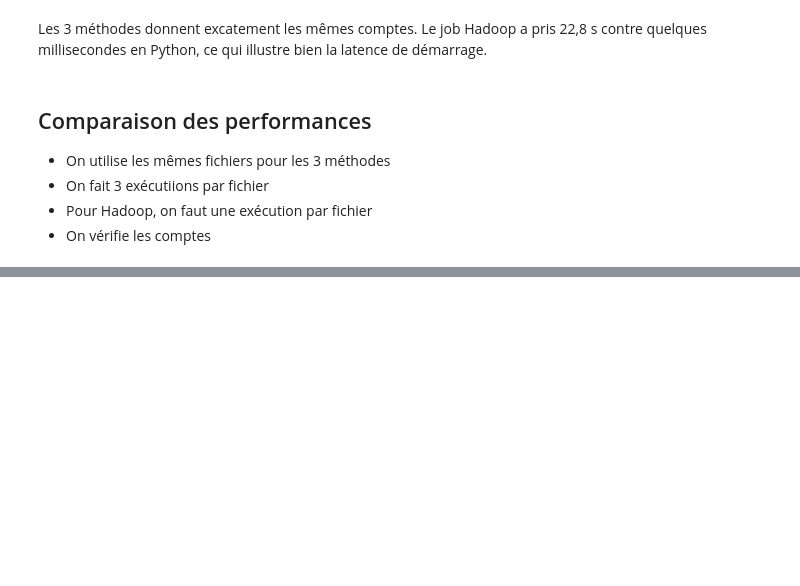
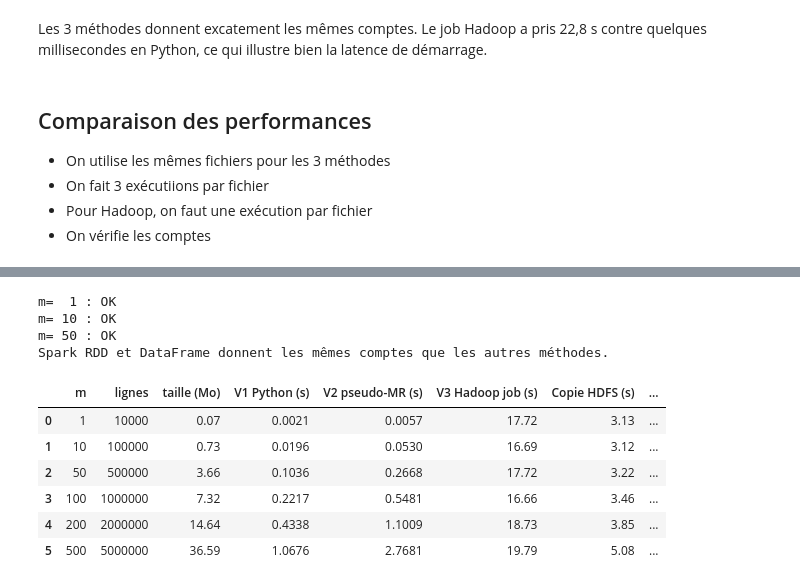
Before and after one commit to Nabbrh/comptage-mots-mapreduce, a Jupyter notebook: comptage_mots.ipynb, the cells around one changed output, grey strips where cells are left out. Saved outputs shown, nothing was run; the diff lists cells and outputs as text; code cells hidden in the pictures; blank space fills up the shorter version.

```diff
--- a/comptage_mots.ipynb
+++ b/comptage_mots.ipynb
@@ -352,0 +403,11 @@ m=100 : V1 pic =    61.1 Mo   |   V2 pic =   119.2 Mo
+# %%
+# Spark DataFrame
+
+from pyspark.sql import functions as F
+
+def compter_spark_df(fichier):
+    lignes = spark.read.text(uri(fichier))                  # une colonne "value" par ligne
+    mots = (lignes
+            .select(F.explode(F.split(F.col("value"), r"\s+")).alias("mot"))
+            .where(F.col("mot") != ""))
+    return {r["mot"]: r["count"] for r in mots.groupBy("mot").count().collect()}
@@ -352,0 +423,44 @@ m=100 : V1 pic =    61.1 Mo   |   V2 pic =   119.2 Mo
+# %%
+# Tests
+
+compter_spark_rdd(fichiers[1]); compter_spark_df(fichiers[1])   # échauffement (démarrage des workers)
+
+for m in [1, 10, 50]:
+    ref = reference(fichiers[m])
+    assert compter_spark_rdd(fichiers[m]) == ref, f"Spark RDD incorrect pour m={m}"
+    assert compter_spark_df(fichiers[m]) == ref, f"Spark DataFrame incorrect pour m={m}"
+    print(f"m={m:>3} : OK")
+print("Spark RDD et DataFrame donnent les mêmes comptes que les autres méthodes.")
+# %% [output]
+m=  1 : OK
+m= 10 : OK
+m= 50 : OK
+Spark RDD et DataFrame donnent les mêmes comptes que les autres méthodes.
+# %%
+# Benchmark Spark
+
+import statistics, time
+import pandas as pd
+
+def chrono(fonction, fichier, repetitions=3):
+    temps = []
+    for _ in range(repetitions):
+        t0 = time.perf_counter()
+        fonction(fichier)
+        temps.append(time.perf_counter() - t0)
+    return statistics.median(temps)
+
+resultats = pd.read_csv("resultats_benchmark.csv")
+resultats["V4a Spark RDD (s)"] = [round(chrono(compter_spark_rdd, fichiers[m]), 3) for m in resultats["m"]]
+resultats["V4b Spark DF (s)"]  = [round(chrono(compter_spark_df,  fichiers[m]), 3) for m in resultats["m"]]
+resultats["partitions Spark"]  = [sc.textFile(uri(fichiers[m])).getNumPartitions() for m in resultats["m"]]
+resultats.to_csv("resultats_benchmark.csv", index=False)
+resultats
+# %% [output]
+|  | m | lignes | taille (Mo) | V1 Python (s) | V2 pseudo-MR (s) | V3 Hadoop job (s) | Copie HDFS (s) | ... |
+| 0 | 1 | 10000 | 0.07 | 0.0021 | 0.0057 | 17.72 | 3.13 | ... |
+| 1 | 10 | 100000 | 0.73 | 0.0196 | 0.0530 | 16.69 | 3.12 | ... |
+| 2 | 50 | 500000 | 3.66 | 0.1036 | 0.2668 | 17.72 | 3.22 | ... |
+| 3 | 100 | 1000000 | 7.32 | 0.2217 | 0.5481 | 16.66 | 3.46 | ... |
+| 4 | 200 | 2000000 | 14.64 | 0.4338 | 1.1009 | 18.73 | 3.85 | ... |
+| 5 | 500 | 5000000 | 36.59 | 1.0676 | 2.7681 | 19.79 | 5.08 | ... |
```
Also changed, not shown: parts of 16 cells of this notebook, 3 other files.
